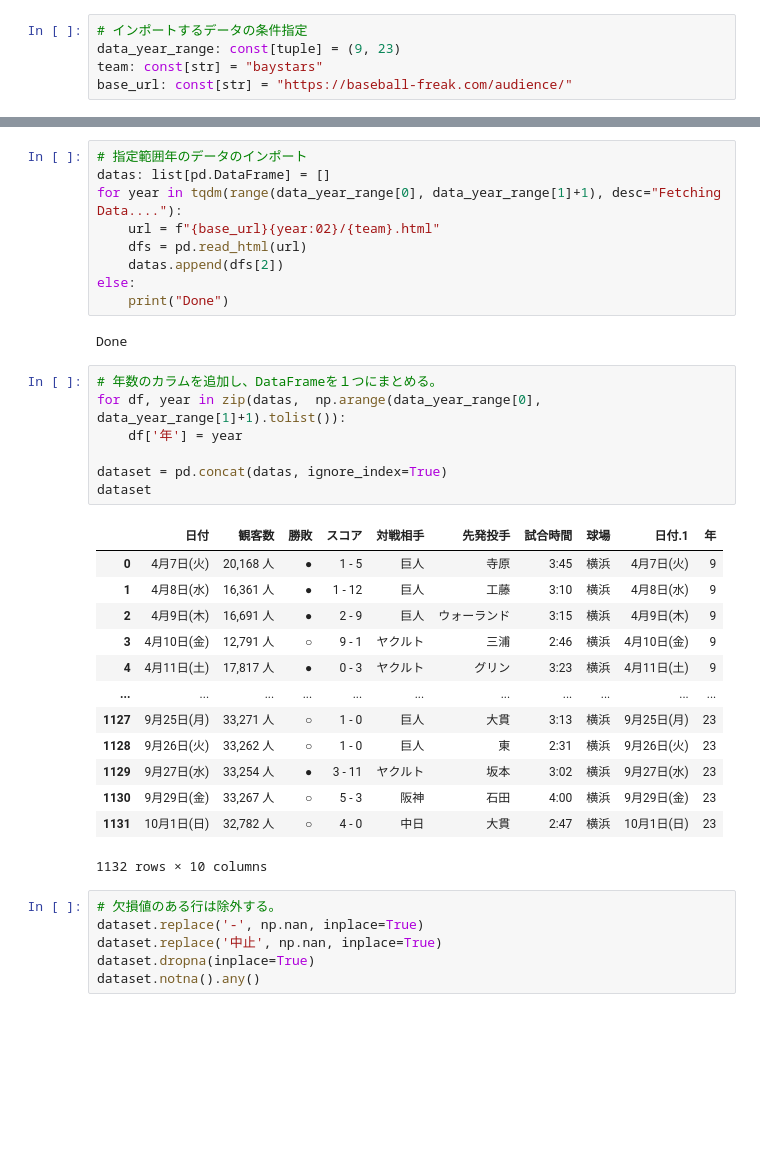
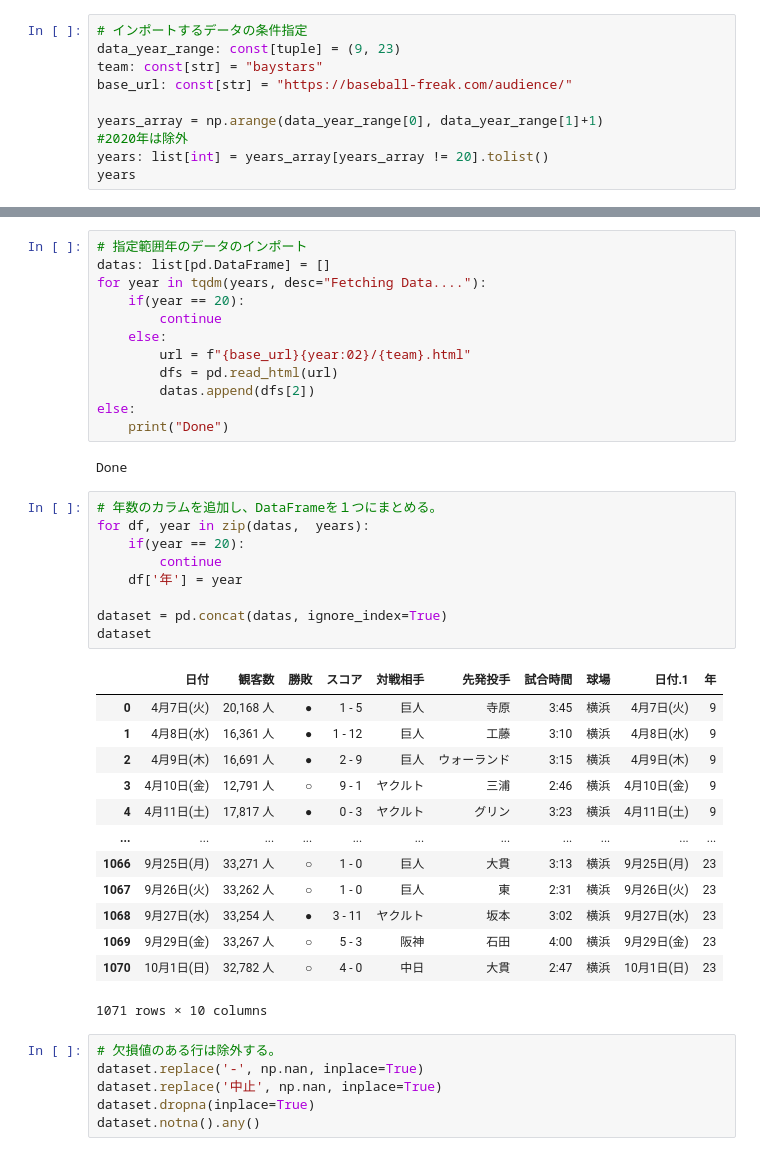
Before and after one commit to tsyu12345/Class_DataScienceEX, a Jupyter notebook: 最終課題用/report-23vr008n.ipynb, the cells around one changed output, grey strips where cells are left out. Drawn from its saved outputs; the diff is of its cells as text; blank space fills up the shorter version.

```diff
--- a/最終課題用/report-23vr008n.ipynb
+++ b/最終課題用/report-23vr008n.ipynb
@@ -40,3 +43,8 @@ import re
 data_year_range: const[tuple] = (9, 23)
 team: const[str] = "baystars"
 base_url: const[str] = "https://baseball-freak.com/audience/"
+
+years_array = np.arange(data_year_range[0], data_year_range[1]+1)
+#2020年は除外
+years: list[int] = years_array[years_array != 20].tolist()
+years
@@ -43,35 +53,40 @@ base_url: const[str] = "https://baseball-freak.com/audience/"
 # %%
 # 指定範囲年のデータのインポート
 datas: list[pd.DataFrame] = []
-for year in tqdm(range(data_year_range[0], data_year_range[1]+1), desc="Fetching Data...."):
-    url = f"{base_url}{year:02}/{team}.html"
-    dfs = pd.read_html(url)
-    datas.append(dfs[2])
+for year in tqdm(years, desc="Fetching Data...."):
+    if(year == 20):
+        continue
+    else:
+        url = f"{base_url}{year:02}/{team}.html"
+        dfs = pd.read_html(url)
+        datas.append(dfs[2])
 else:
     print("Done")
 # %% [output]
 Done
 # %%
 # 年数のカラムを追加し、DataFrameを１つにまとめる。
-for df, year in zip(datas,  np.arange(data_year_range[0], data_year_range[1]+1).tolist()):
+for df, year in zip(datas,  years):
+    if(year == 20):
+        continue
     df['年'] = year
 
 dataset = pd.concat(datas, ignore_index=True)
 dataset
 # %% [output]
 |  | 日付 | 観客数 | 勝敗 | スコア | 対戦相手 | 先発投手 | 試合時間 | 球場 | 日付.1 | 年 |
 | 0 | 4月7日(火) | 20,168 人 | ● | 1 - 5 | 巨人 | 寺原 | 3:45 | 横浜 | 4月7日(火) | 9 |
 | 1 | 4月8日(水) | 16,361 人 | ● | 1 - 12 | 巨人 | 工藤 | 3:10 | 横浜 | 4月8日(水) | 9 |
 | 2 | 4月9日(木) | 16,691 人 | ● | 2 - 9 | 巨人 | ウォーランド | 3:15 | 横浜 | 4月9日(木) | 9 |
 | 3 | 4月10日(金) | 12,791 人 | ○ | 9 - 1 | ヤクルト | 三浦 | 2:46 | 横浜 | 4月10日(金) | 9 |
 | 4 | 4月11日(土) | 17,817 人 | ● | 0 - 3 | ヤクルト | グリン | 3:23 | 横浜 | 4月11日(土) | 9 |
 | ... | ... | ... | ... | ... | ... | ... | ... | ... | ... | ... |
-| 1127 | 9月25日(月) | 33,271 人 | ○ | 1 - 0 | 巨人 | 大貫 | 3:13 | 横浜 | 9月25日(月) | 23 |
-| 1128 | 9月26日(火) | 33,262 人 | ○ | 1 - 0 | 巨人 | 東 | 2:31 | 横浜 | 9月26日(火) | 23 |
-| 1129 | 9月27日(水) | 33,254 人 | ● | 3 - 11 | ヤクルト | 坂本 | 3:02 | 横浜 | 9月27日(水) | 23 |
-| 1130 | 9月29日(金) | 33,267 人 | ○ | 5 - 3 | 阪神 | 石田 | 4:00 | 横浜 | 9月29日(金) | 23 |
-| 1131 | 10月1日(日) | 32,782 人 | ○ | 4 - 0 | 中日 | 大貫 | 2:47 | 横浜 | 10月1日(日) | 23 |
+| 1066 | 9月25日(月) | 33,271 人 | ○ | 1 - 0 | 巨人 | 大貫 | 3:13 | 横浜 | 9月25日(月) | 23 |
+| 1067 | 9月26日(火) | 33,262 人 | ○ | 1 - 0 | 巨人 | 東 | 2:31 | 横浜 | 9月26日(火) | 23 |
+| 1068 | 9月27日(水) | 33,254 人 | ● | 3 - 11 | ヤクルト | 坂本 | 3:02 | 横浜 | 9月27日(水) | 23 |
+| 1069 | 9月29日(金) | 33,267 人 | ○ | 5 - 3 | 阪神 | 石田 | 4:00 | 横浜 | 9月29日(金) | 23 |
+| 1070 | 10月1日(日) | 32,782 人 | ○ | 4 - 0 | 中日 | 大貫 | 2:47 | 横浜 | 10月1日(日) | 23 |
-1132 rows × 10 columns
+1071 rows × 10 columns
 # %%
 # 欠損値のある行は除外する。
 dataset.replace('-', np.nan, inplace=True)
```
Also changed, not shown: parts of 14 cells of this notebook, 3 other files.
